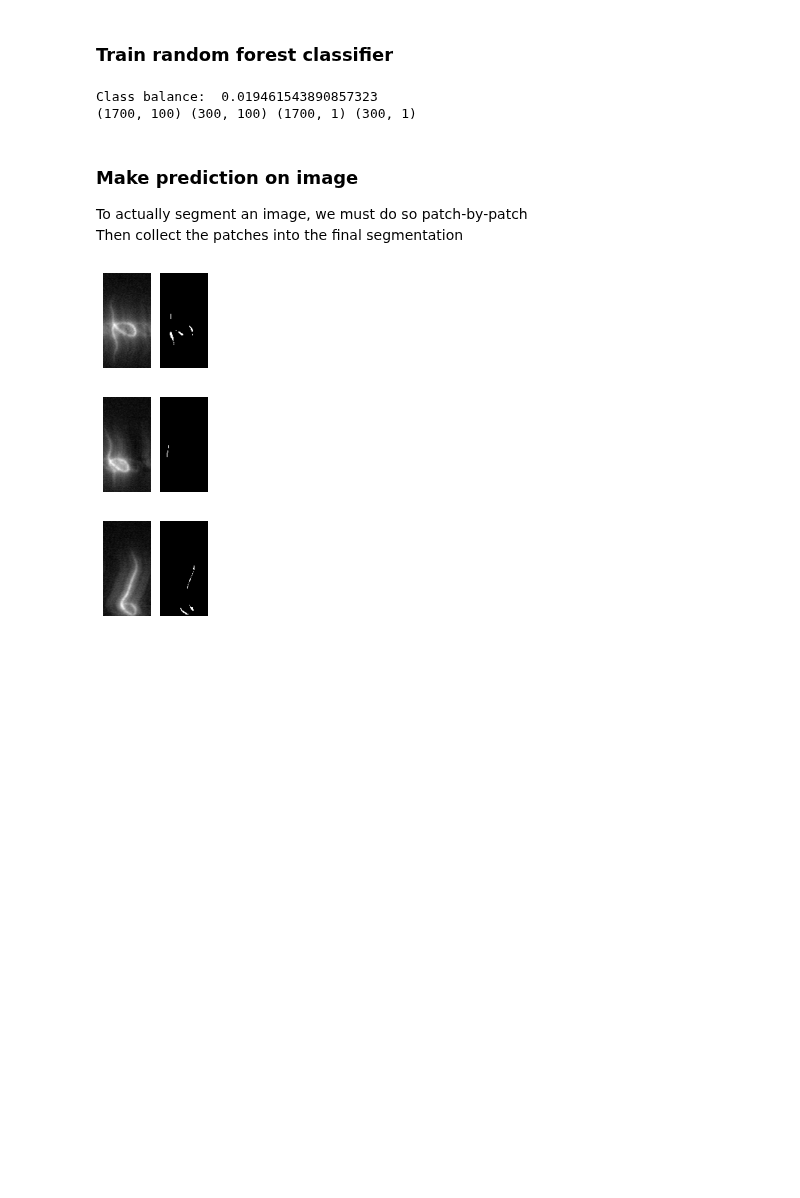
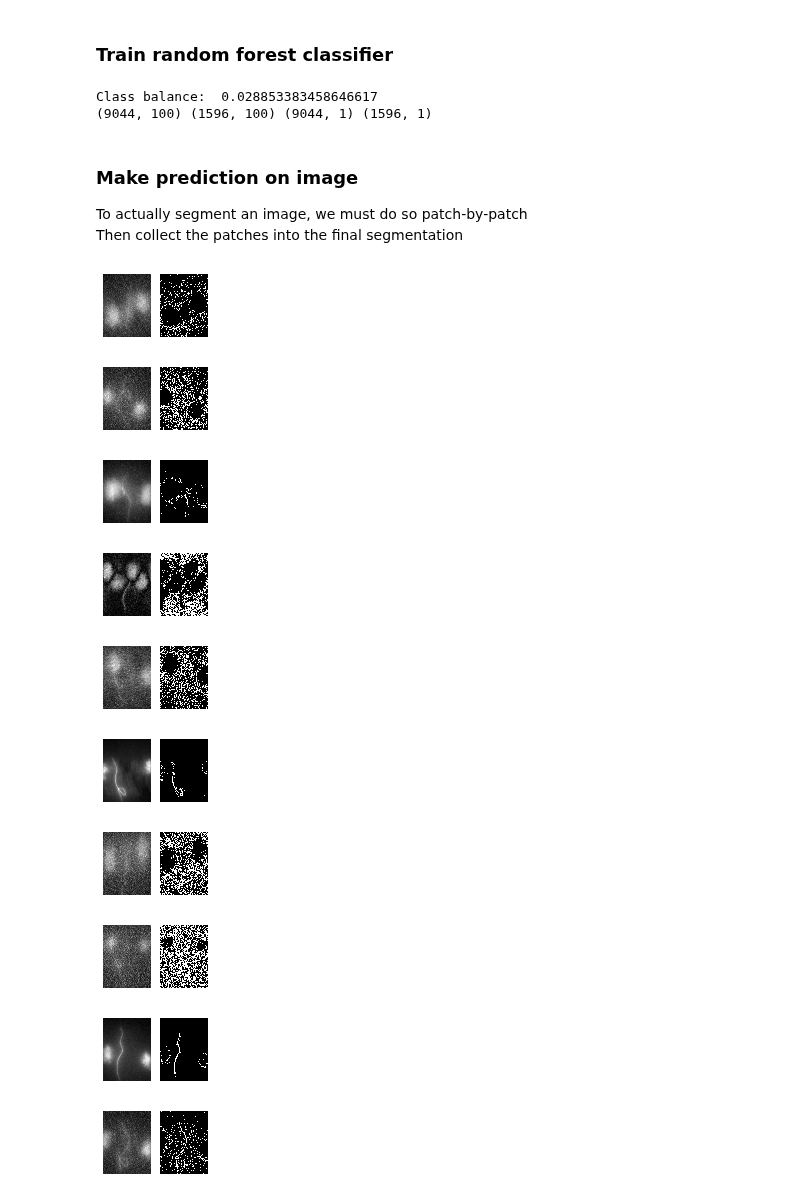
Before and after one commit to RobbieHolland/AIWire, a Jupyter notebook: segmentation/classical_segmentation.ipynb, the cells around one changed output. Cells and saved outputs as stored; diff of their text form; code cells hidden in the pictures; blank space fills up the shorter version.

Commit message:
[RH] Improve random forest.

```diff
--- a/segmentation/classical_segmentation.ipynb
+++ b/segmentation/classical_segmentation.ipynb
@@ -86,4 +91,4 @@ Load data saved in a <tt>.mat</tt> file
 # %%
 from load_data import *
 # X, y = load_data('/content/drive/My Drive/AIWIRE', 'dataset')
-X, y, pts = load_data('.', '../data/toy_dataset', spline_pts = True)
+X, y, pts = load_data('.', '../data/dataset_all_1')
@@ -145,20 +152,28 @@ Thus, <br>
 # %%
 from random import randint
 
-n_patches = 2000
+n_patches = 50000
 patch_dim = 10
 patches_sim, patches_gt = [], []
+a, b = 0, 0
 for i in range(n_patches):
     sample_train = X_train[i % len(X_train)]
     sample_test  = y_train[i % len(y_train)]
     tl = np.array([randint(0, sample_train.shape[i] - patch_dim - 1) for i in [0, 1]])
-    patches_sim.append(sample_train[tl[0]:tl[0] + patch_dim, tl[1]:tl[1] + patch_dim])
-    patches_gt.append(sample_test[tl[0]:tl[0] + patch_dim, tl[1]:tl[1] + patch_dim])
-
+    gt = sample_test[tl[0]:tl[0] + patch_dim, tl[1]:tl[1] + patch_dim]
+    sim = sample_train[tl[0]:tl[0] + patch_dim, tl[1]:tl[1] + patch_dim]
+    a += gt.sum() > 0
+    b += gt.sum() == 0 and sim.sum() > 90
+    if gt.sum() > 0 or sim.sum() > 70 or np.random.rand() < 0.03:
+        patches_sim.append(sim)
+        patches_gt.append(gt)
+print(a, b)
 for i, (patch_sim, patch_gt) in enumerate(list(zip(patches_sim, patches_gt))[:4]):
     show_images([patch_sim, patch_gt])
 
 patches_sim, patches_gt = np.array(patches_sim), np.array(patches_gt)
+n_patches = patches_sim.shape[0]
+print(f'Filtered patches {n_patches}')
 w = 0
 c = patch_dim // 2
 print(c)
@@ -186,12 +203,12 @@ X_patches_train, X_patches_test, y_patches_train, y_patches_test = train_test_sp
 print(X_patches_train.shape, X_patches_test.shape, y_patches_train.shape, y_patches_test.shape)
 
 #clf = RandomForestClassifier(max_depth=100, class_weight = [{0: 1, 1:50}] * y_patches_train.shape[-1])
-clf = RandomForestClassifier(max_depth=100, class_weight = {0: 1, 1:50})
+clf = RandomForestClassifier(max_depth=10)#, class_weight = {0: 1, 1:50})
 clf.fit(X_patches_train, y_patches_train.astype(bool).ravel())
 preds = clf.predict(X_patches_test)
 # %% [output]
-Class balance:  0.019461543890857323
-(1700, 100) (300, 100) (1700, 1) (300, 1)
+Class balance:  0.028853383458646617
+(9044, 100) (1596, 100) (9044, 1) (1596, 1)
 # %% [markdown]
 ### Make prediction on image
 To actually segment an image, we must do so patch-by-patch<br>
@@ -199,20 +216,27 @@ Then collect the patches into the final segmentation
 # %%
 def rf_segmentation(image):
     test_sample = np.array(image)
     sample = np.pad(test_sample, patch_dim // 2 - w, mode='reflect')
 
     total_pred = np.zeros_like(test_sample)
     for i in range(w, test_sample.shape[0] - 2*w, 2 * w + 1):
         for j in range(w, test_sample.shape[1] - 2*w, 2 * w + 1):
             patch = sample[i:i + patch_dim, j:j + patch_dim]
-            pred = clf.predict(patch.reshape(1,-1))
-            total_pred[i-w:i+w+1,j-w:j+w+1] = pred.reshape(2 * w + 1, 2 * w + 1)
+            pred = clf.predict_proba(patch.reshape(1,-1))[0][1]
+            total_pred[i-w:i+w+1,j-w:j+w+1] = pred.reshape(2 * w + 1, 2 * w + 1) > 0.1
     return total_pred
 
-for i in range(3):
+for i in range(10):
     pred = rf_segmentation(X[i])
     show_images([X[i], pred])
 # %% [output]
-[figure, old version]
+[figure, new version]
-[figure, old version]
+[figure, new version]
-[figure, old version]
+[figure, new version]
+[figure, added]
+[figure, added]
+[figure, added]
+[figure, added]
+[figure, added]
+[figure, added]
+[figure, added]
```
Also changed, not shown: parts of 8 cells of this notebook.
